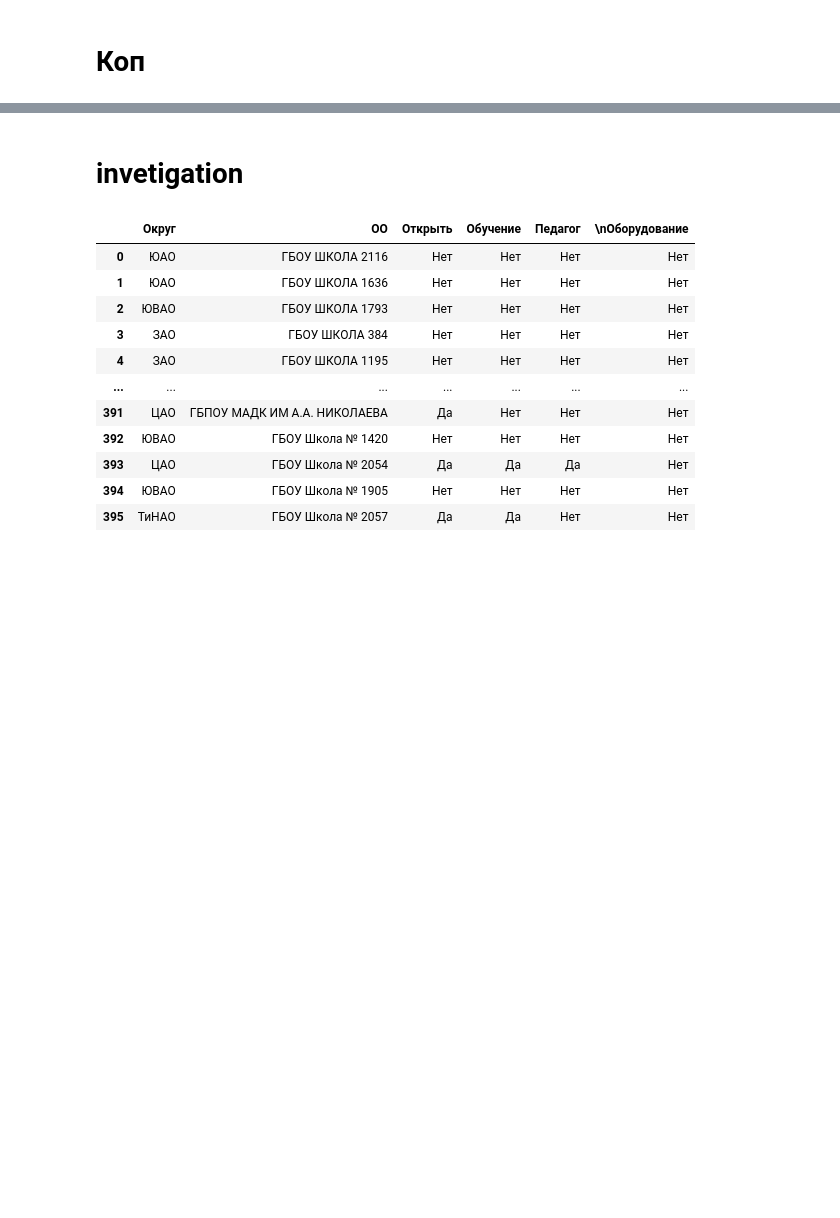
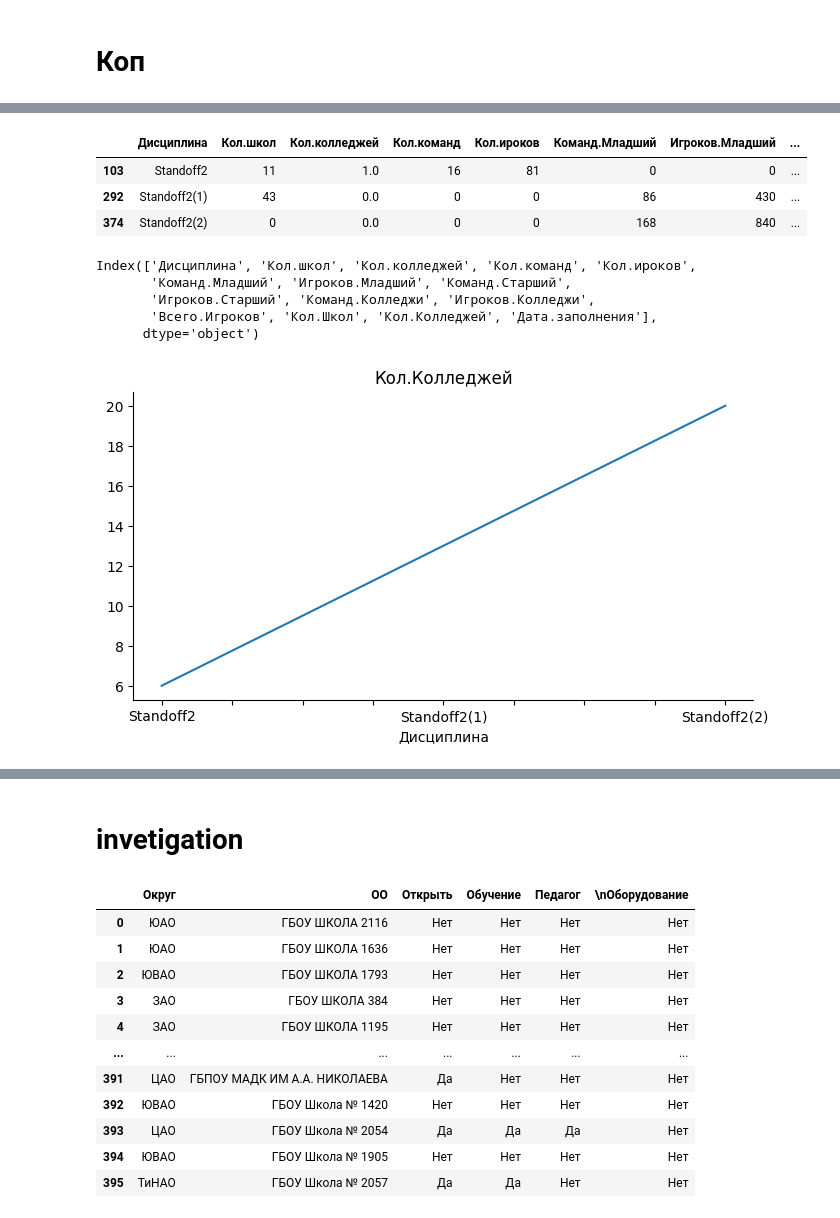
Before and after one commit to vn322/Sport-University, a Jupyter notebook: школы_кибер.ipynb, the cells around one changed output, grey strips where cells are left out. Cells and saved outputs as stored; diff of their text form; code cells hidden in the pictures; blank space fills up the shorter version.

```diff
--- a/школы_кибер.ipynb
+++ b/школы_кибер.ipynb
@@ -9,0 +125,31 @@ import matplotlib.pyplot as plt
+# %%
+st1 = df.loc[df['Дисциплина'] == 'Standoff2(1)']
+st1=st1[st1['Дата.заполнения']==st1['Дата.заполнения'].max()]
+# %%
+st2 = df.loc[df['Дисциплина'] == 'Standoff2(2)']
+st2=st2[st2['Дата.заполнения']==st2['Дата.заполнения'].max()]
+# %%
+sts=pd.concat([st0,st1,st2])
+sts
+# %% [output]
+|  | Дисциплина | Кол.школ | Кол.колледжей | Кол.команд | Кол.ироков | Команд.Младший | Игроков.Младший | ... |
+| 103 | Standoff2 | 11 | 1.0 | 16 | 81 | 0 | 0 | ... |
+| 292 | Standoff2(1) | 43 | 0.0 | 0 | 0 | 86 | 430 | ... |
+| 374 | Standoff2(2) | 0 | 0.0 | 0 | 0 | 168 | 840 | ... |
+# %%
+sts.columns
+# %% [output]
+Index(['Дисциплина', 'Кол.школ', 'Кол.колледжей', 'Кол.команд', 'Кол.ироков',
+       'Команд.Младший', 'Игроков.Младший', 'Команд.Старший',
+       'Игроков.Старший', 'Команд.Колледжи', 'Игроков.Колледжи',
+       'Всего.Игроков', 'Кол.Школ', 'Кол.Колледжей', 'Дата.заполнения'],
+      dtype='object')
+# %%
+sts1 = sts[['Дисциплина', 'Всего.Игроков', 'Кол.Школ', 'Кол.Колледжей']]
+sts1=sts1.set_index('Дисциплина')
+# %%
+from matplotlib import pyplot as plt
+sts1['Кол.Колледжей'].plot(kind='line', figsize=(8, 4), title='Кол.Колледжей')
+plt.gca().spines[['top', 'right']].set_visible(False)
+# %% [output]
+[figure, added]
```
Also changed, not shown: parts of 35 cells of this notebook.
